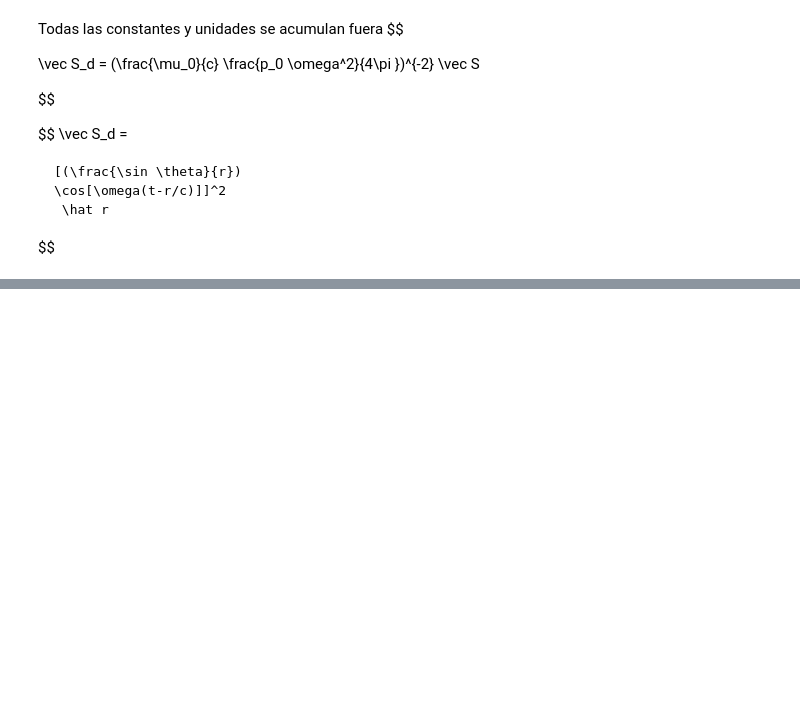
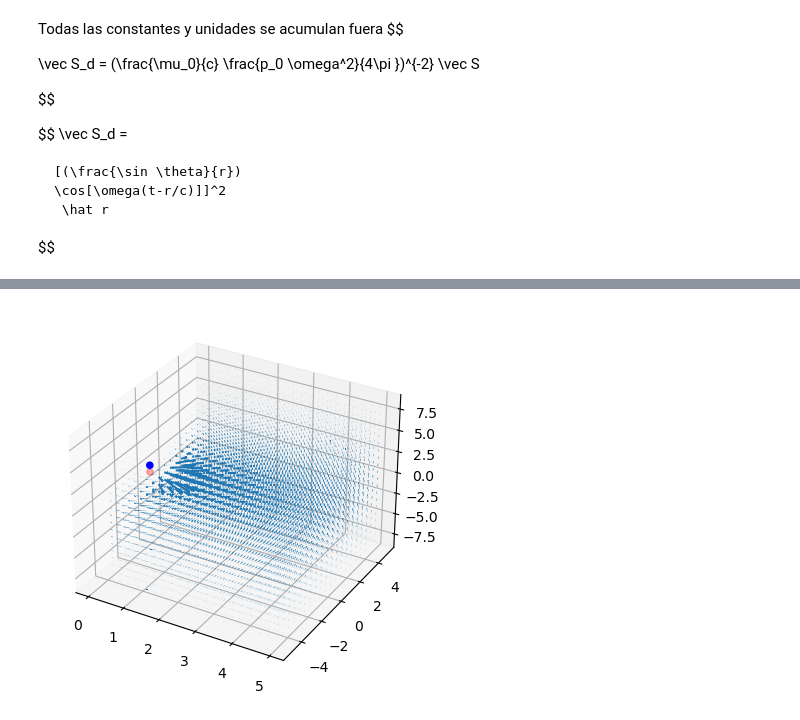
Before and after one commit to fbientrigo/learningprogamation, a Jupyter notebook: Electrodynamics/E_discrete_charges.ipynb, the cells around one changed output, grey strips where cells are left out. Saved outputs shown, nothing was run; the diff lists cells and outputs as text; code cells hidden in the pictures; blank space fills up the shorter version.

```diff
--- a/Electrodynamics/E_discrete_charges.ipynb
+++ b/Electrodynamics/E_discrete_charges.ipynb
@@ -573,13 +628,5 @@ def Sd(rx, ry, rz, t=2):
 # %%
 # primero se realizara con pocos slices y luego sera dejado en cloud computing
-# para asi aprovechar la velocidad
-
-# guardar en un CSV todo el tiempo
-
-
-t = 2
-
-T = t * np.ones(len(x))
 
 df = pd.DataFrame({
     't': t,
@@ -589,10 +636,12 @@ df = pd.DataFrame({
     'Sx': Sx.flatten(),
     'Sy': Sy.flatten(),
     'Sz': Sz.flatten(),
+    'z_qplus': q_plus(t),
+    'z_qminus': q_minus(t)
 })
 
 print(df.shape)
 df.head()
 
 
-df.to_csv('datosS.csv')
+# df.to_csv('datosS.csv')
@@ -598,0 +685,12 @@ df.to_csv('datosS.csv')
+# %%
+fig = plt.figure()
+ax = fig.add_subplot(111, projection='3d')
+# el campo electrico
+ax.quiver(xv, yv, zv, Sx, Sy, Sz, length=1)
+# las cargas
+rz = [q_plus(t), q_minus(t)]
+ax.scatter(0, 0,rz , color= ['b', 'r'])
+
+plt.show()
+# %% [output]
+[figure, added]
```
Also changed, not shown: parts of 13 cells of this notebook, 5 other files.
